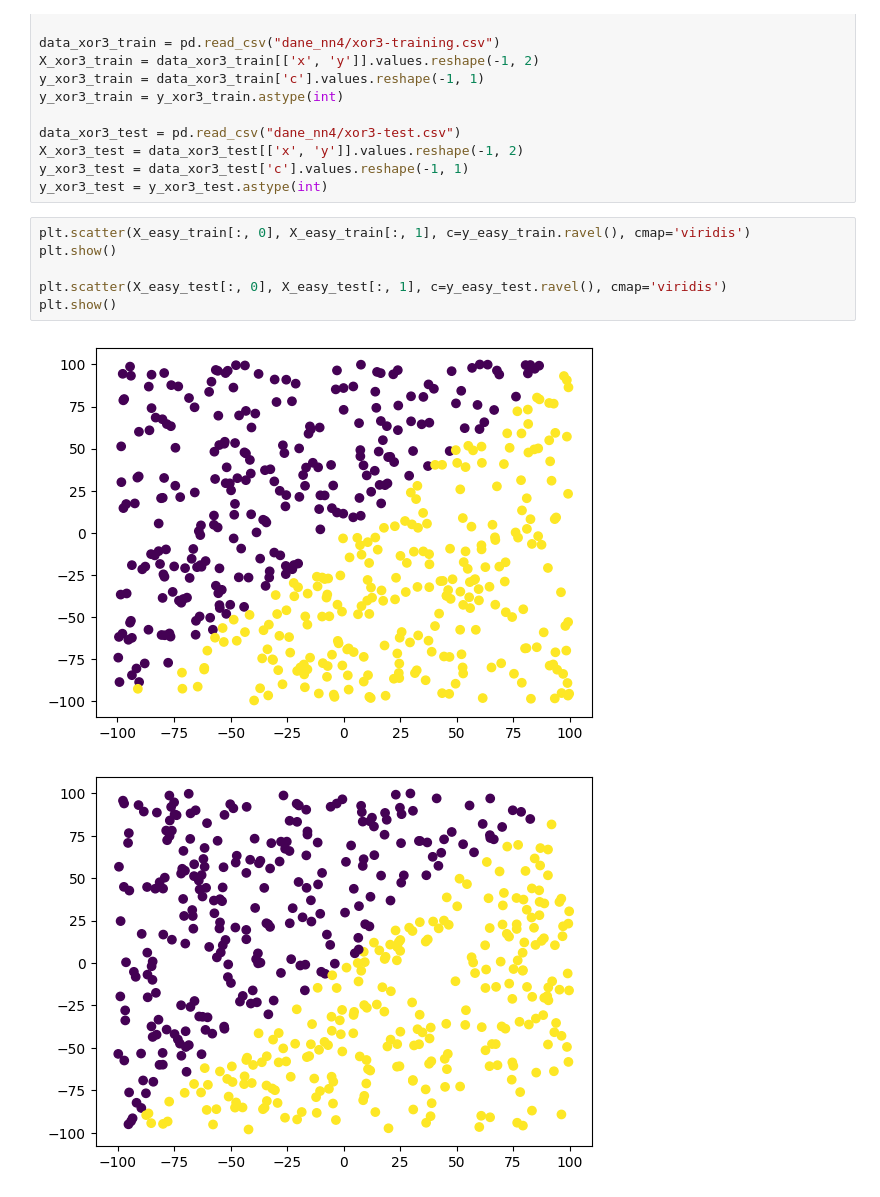
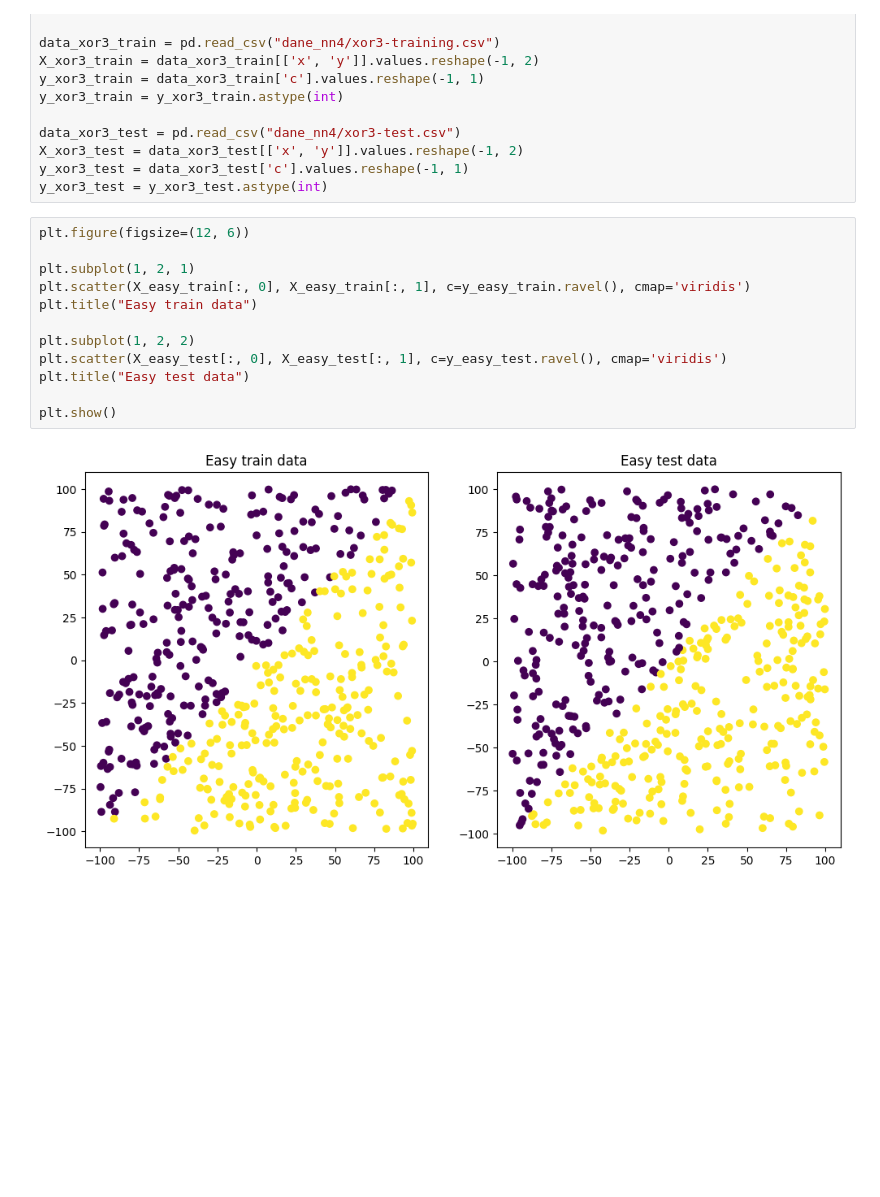
Before and after one commit to wojcikbart/NeuralNetworks, a Jupyter notebook: nn4/nn4.ipynb, the cells around one changed output. Cells and saved outputs as stored; diff of their text form; blank space fills up the shorter version.

```diff
--- a/nn4/nn4.ipynb
+++ b/nn4/nn4.ipynb
@@ -36,14 +37,19 @@ X_xor3_test = data_xor3_test[['x', 'y']].values.reshape(-1, 2)
 y_xor3_test = data_xor3_test['c'].values.reshape(-1, 1)
 y_xor3_test = y_xor3_test.astype(int)
 # %%
+plt.figure(figsize=(12, 6))
+
+plt.subplot(1, 2, 1)
 plt.scatter(X_easy_train[:, 0], X_easy_train[:, 1], c=y_easy_train.ravel(), cmap='viridis')
+plt.title("Easy train data")
+
+plt.subplot(1, 2, 2)
+plt.scatter(X_easy_test[:, 0], X_easy_test[:, 1], c=y_easy_test.ravel(), cmap='viridis')
+plt.title("Easy test data")
+
 plt.show()
-
-plt.scatter(X_easy_test[:, 0], X_easy_test[:, 1], c=y_easy_test.ravel(), cmap='viridis')
-plt.show()
 # %% [output]
-[figure, old version]
+[figure, new version]
-[figure, removed]
 # %%
 input_size = X_easy_train.shape[1]
 output_size = np.unique(y_easy_train).shape[0]
```
Also changed, not shown: parts of 12 cells of this notebook, 1 other file.
